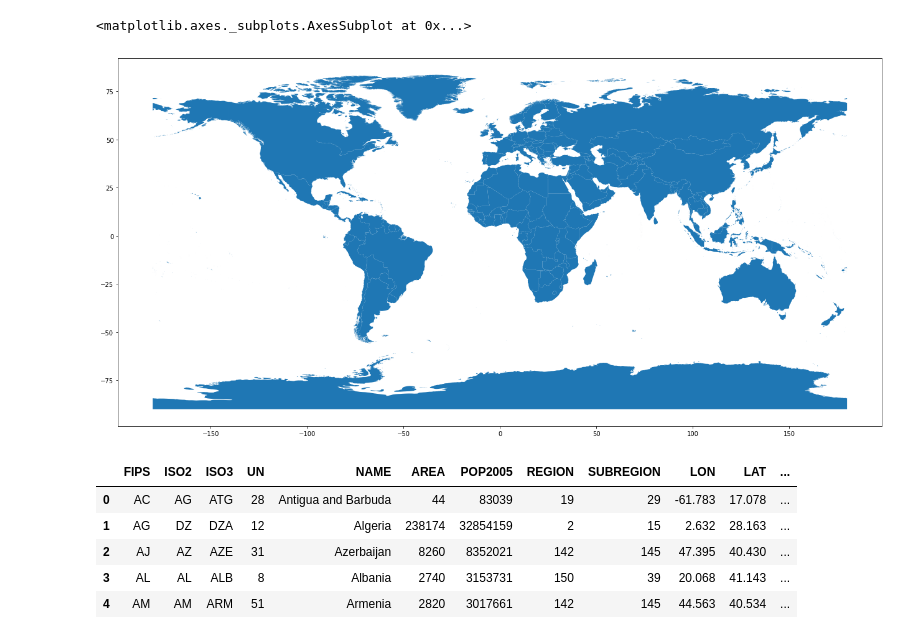
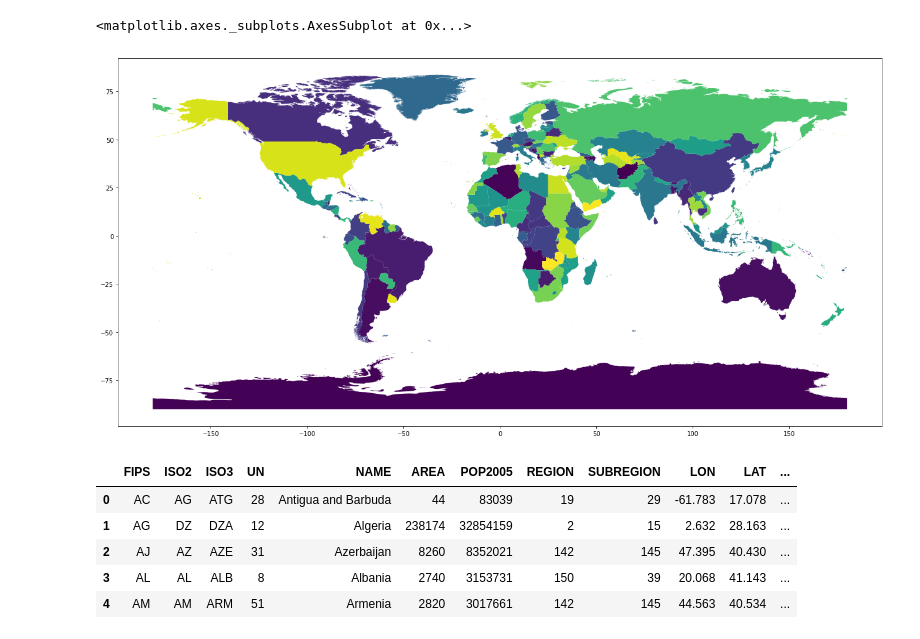
Before and after one commit to Alongthoselines/World_map, a Jupyter notebook: World_Map_Lat_Long_points.ipynb, the cells around one changed output. Saved outputs shown, nothing was run; the diff lists cells and outputs as text; code cells hidden in the pictures.

```diff
--- a/World_Map_Lat_Long_points.ipynb
+++ b/World_Map_Lat_Long_points.ipynb
@@ -11,10 +15,10 @@ map_file='./data/TM_WORLD_BORDERS-0.3.shp'
 map_plot=gdp.read_file(map_file)
 # %%
 #initial displaying
-map_plot.plot(figsize=(22, 22))
+map_plot.plot(figsize=(22, 22), column='UN')
 # %% [output]
 <matplotlib.axes._subplots.AxesSubplot at 0x...>
-[figure, old version]
+[figure, new version]
 # %%
 #See format of data, borders are defined by geometry
 map_plot.head()
```
Also changed, not shown: parts of 7 cells of this notebook.
